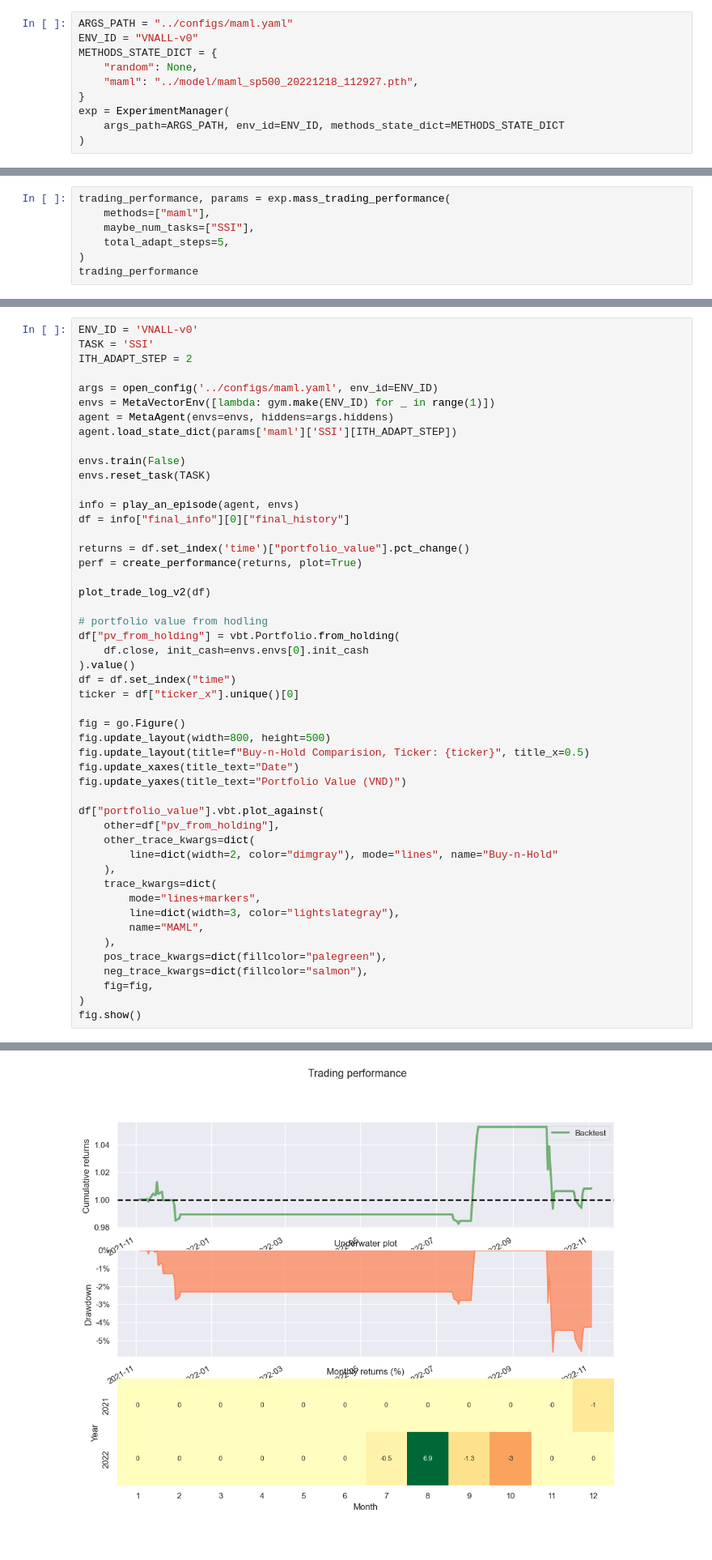
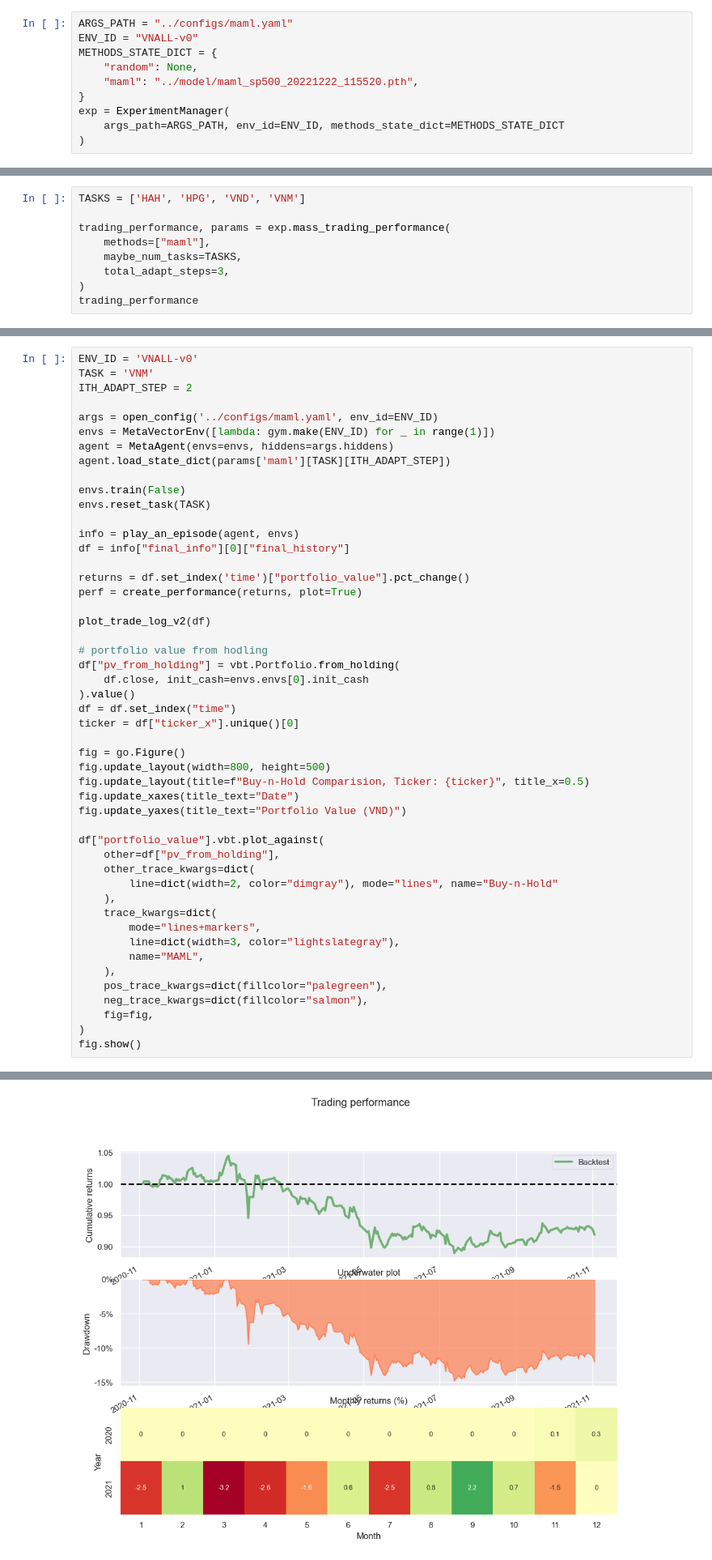
Before and after one commit to minhmanminhman/stock-env, a Jupyter notebook: notebooks/evaluate_adaption.ipynb, the cells around one changed output, grey strips where cells are left out. Shown at 81% size. Drawn from its saved outputs; the diff is of its cells as text.

```diff
--- a/notebooks/evaluate_adaption.ipynb
+++ b/notebooks/evaluate_adaption.ipynb
@@ -64,7 +61,7 @@ ARGS_PATH = "../configs/maml.yaml"
 ENV_ID = "VNALL-v0"
 METHODS_STATE_DICT = {
     "random": None,
-    "maml": "../model/maml_sp500_20221218_112927.pth",
+    "maml": "../model/maml_sp500_20221222_115520.pth",
 }
 exp = ExperimentManager(
     args_path=ARGS_PATH, env_id=ENV_ID, methods_state_dict=METHODS_STATE_DICT
@@ -120,10 +112,12 @@ fig = px.line(
 )
 fig.show()
 # %%
+TASKS = ['HAH', 'HPG', 'VND', 'VNM']
+
 trading_performance, params = exp.mass_trading_performance(
     methods=["maml"],
-    maybe_num_tasks=["SSI"],
-    total_adapt_steps=5,
+    maybe_num_tasks=TASKS,
+    total_adapt_steps=3,
 )
 trading_performance
 # %% [output]
@@ -178,13 +163,13 @@ trading_performance.loc[(slice(0,5), ["SSI"], ("sharpe_ratio", "max_drawdown")),
 # Evaluate task trading performance
 # %%
 ENV_ID = 'VNALL-v0'
-TASK = 'SSI'
+TASK = 'VNM'
 ITH_ADAPT_STEP = 2
 
 args = open_config('../configs/maml.yaml', env_id=ENV_ID)
 envs = MetaVectorEnv([lambda: gym.make(ENV_ID) for _ in range(1)])
 agent = MetaAgent(envs=envs, hiddens=args.hiddens)
-agent.load_state_dict(params['maml']['SSI'][ITH_ADAPT_STEP])
+agent.load_state_dict(params['maml'][TASK][ITH_ADAPT_STEP])
 
 envs.train(False)
 envs.reset_task(TASK)
@@ -236,2 +221,2 @@ Ticker: SSI, from date 2021-11-03 00:00:00 to date 2022-11-03 00:00:00
         Value-At-Risk     :  nan%
-[figure, old version]
+[figure, new version]
```
Also changed, not shown: parts of 7 cells of this notebook.
